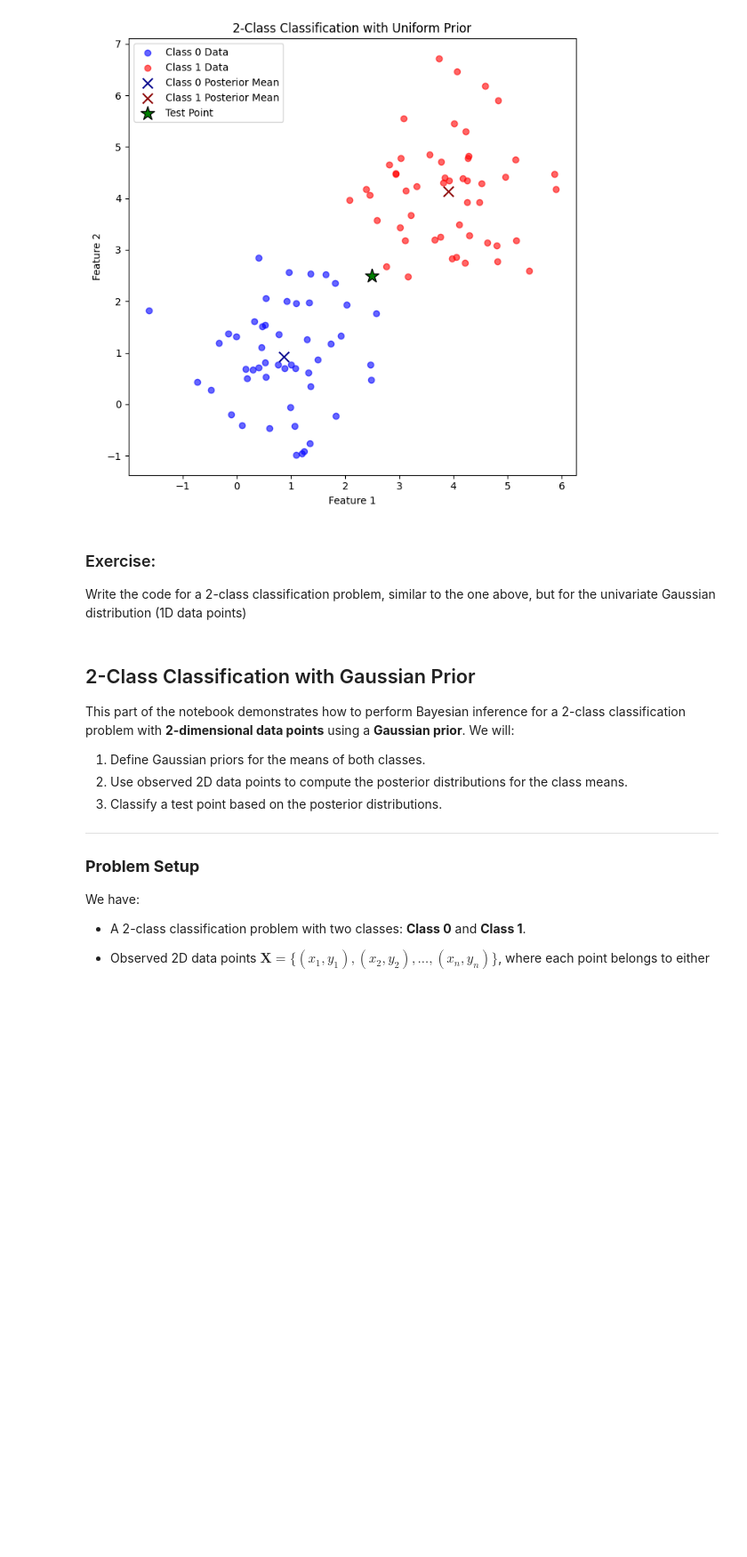
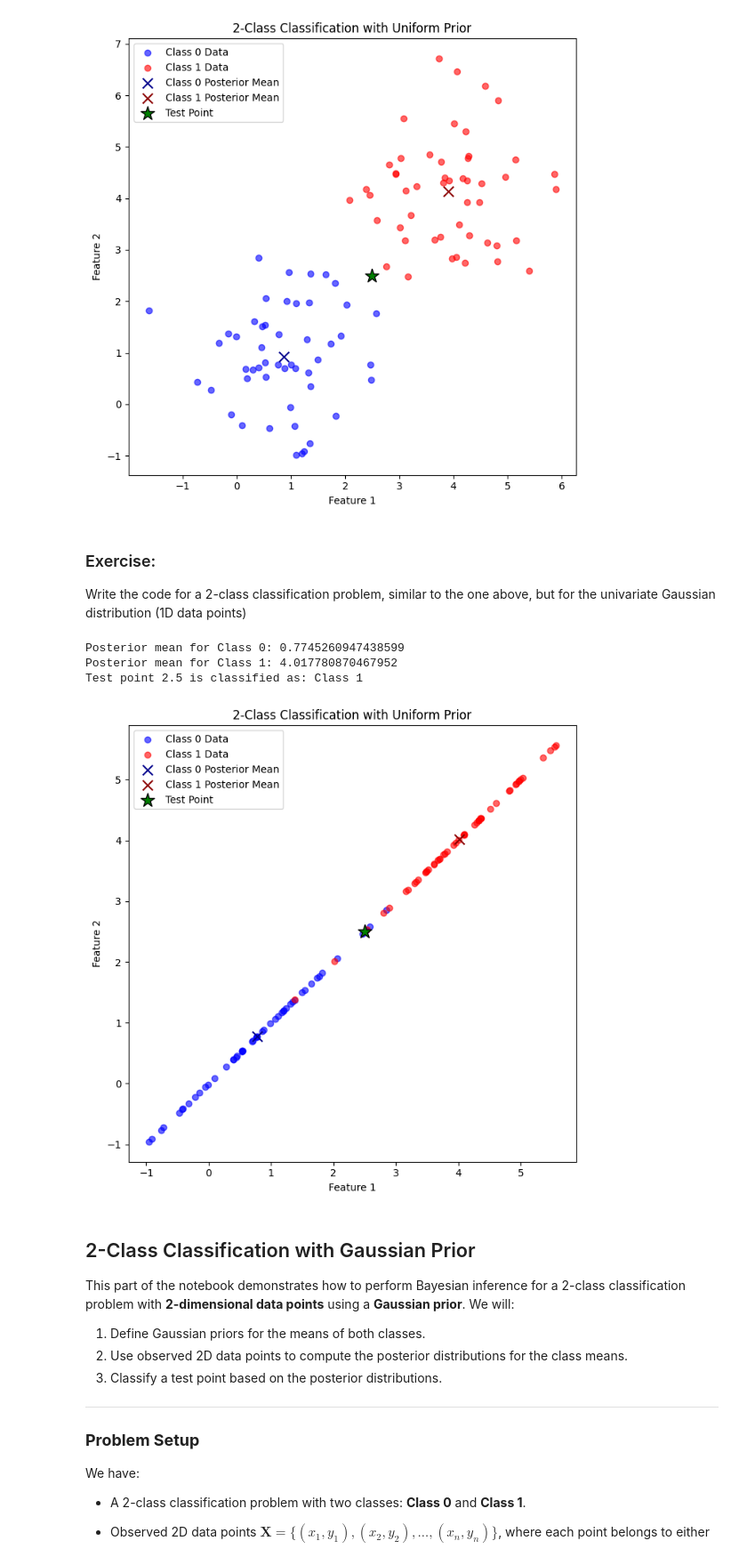
Before and after one commit to Sanqi-37-21/Probability, a Jupyter notebook: Labs/Lab 1 - Probability and Stats.ipynb, the cells around one changed output. Shown at 89% size. Drawn from its saved outputs; the diff is of its cells as text; code cells hidden in the pictures; blank space fills up the shorter version.

```diff
--- a/Labs/Lab 1 - Probability and Stats.ipynb
+++ b/Labs/Lab 1 - Probability and Stats.ipynb
@@ -724,9 +724,73 @@ Write the code for a 2-class classification problem, similar to the one above, b
 # %%
 import numpy as np
 import matplotlib.pyplot as plt
 from scipy.stats import norm
 
-## Enter your code here
+
+# Generate synthetic 2D data for two classes
+np.random.seed(42)
+n_class_0 = 50  # Number of Class 0 points
+n_class_1 = 50  # Number of Class 1 points
+
+# True means and covariance matrix for the data
+mu_0_true = 1  # True mean for Class 0
+mu_1_true = 4  # True mean for Class 1
+cov = 1
+# Generate data for Class 0 and Class 1
+X_class_0 = np.random.normal(mu_0_true, cov, n_class_0)
+X_class_1 = np.random.normal(mu_1_true, cov, n_class_1)
+
+# Combine data and labels
+X = np.vstack((X_class_0, X_class_1))
+y = np.hstack((np.zeros(n_class_0), np.ones(n_class_1)))
+
+# Compute sample means for Class 0 and Class 1
+mu_0_posterior = np.mean(X_class_0, axis=0)  # Posterior mean for Class 0
+mu_1_posterior = np.mean(X_class_1, axis=0)  # Posterior mean for Class 1
+
+# Posterior covariance matrices
+cov_0_posterior = cov / n_class_0  # Posterior covariance for Class 0
+cov_1_posterior = cov / n_class_1  # Posterior covariance for Class 1
+
+# Print results
+print("Posterior mean for Class 0:", mu_0_posterior)
+print("Posterior mean for Class 1:", mu_1_posterior)
+
+# Define a test point
+x_test = 2.5  # Test point to classify
+
+# Compute posterior probabilities for the test point
+## Enter you code here
+prob_class_0 = norm.pdf(x_test, mu_0_posterior, np.sqrt(cov))
+prob_class_1 = norm.pdf(x_test, mu_1_posterior, np.sqrt(cov))
+
+# Classify the test point
+if prob_class_0 > prob_class_1:
+    classification = "Class 0"
+else:
+    classification = "Class 1"
+
+print(f"Test point {x_test} is classified as: {classification}")
+
+# Plot 1: Data points, posterior means, and test point
+plt.figure(figsize=(7, 7))
+plt.scatter(X_class_0, X_class_0, label="Class 0 Data", color="blue", alpha=0.6)
+plt.scatter(X_class_1, X_class_1, label="Class 1 Data", color="red", alpha=0.6)
+plt.scatter(mu_0_posterior, mu_0_posterior, label="Class 0 Posterior Mean", color="darkblue", marker="x", s=100)
+plt.scatter(mu_1_posterior, mu_1_posterior, label="Class 1 Posterior Mean", color="darkred", marker="x", s=100)
+plt.scatter(x_test, x_test, label="Test Point", color="green", marker="*", s=200, edgecolor="black")
+plt.title("2-Class Classification with Uniform Prior")
+plt.xlabel("Feature 1")
+plt.ylabel("Feature 2")
+plt.legend()
+
+plt.tight_layout()
+plt.show()
+# %% [output]
+Posterior mean for Class 0: 0.7745260947438599
+Posterior mean for Class 1: 4.017780870467952
+Test point 2.5 is classified as: Class 1
+[figure, added]
 # %% [markdown]
 ## 2-Class Classification with Gaussian Prior
 
```
Also changed, not shown: parts of 1 cell of this notebook.
